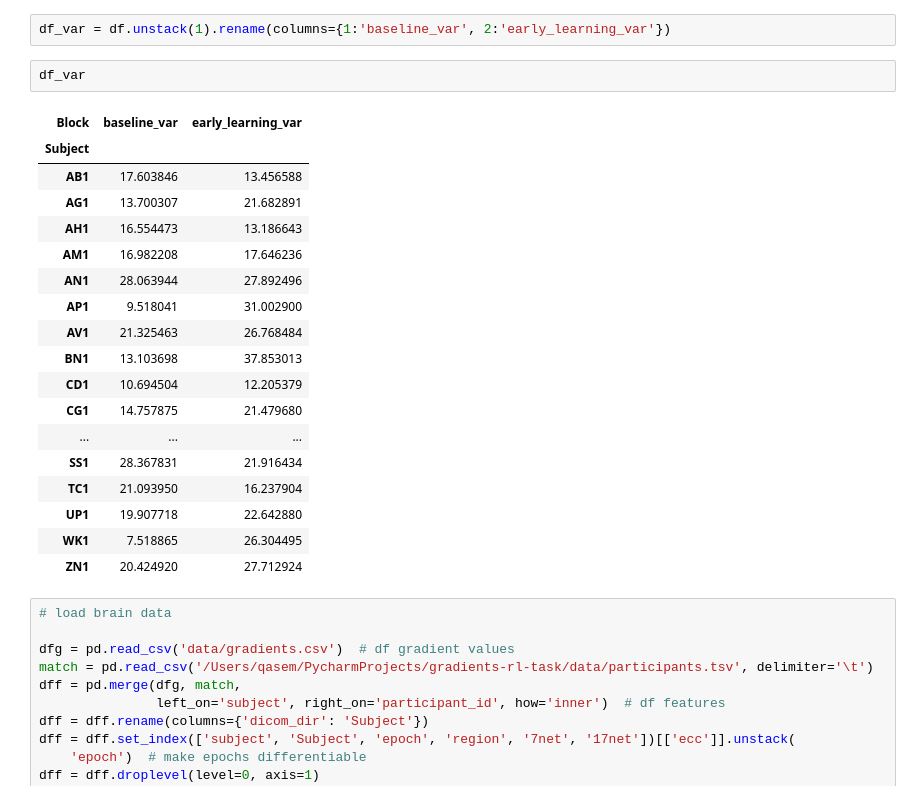
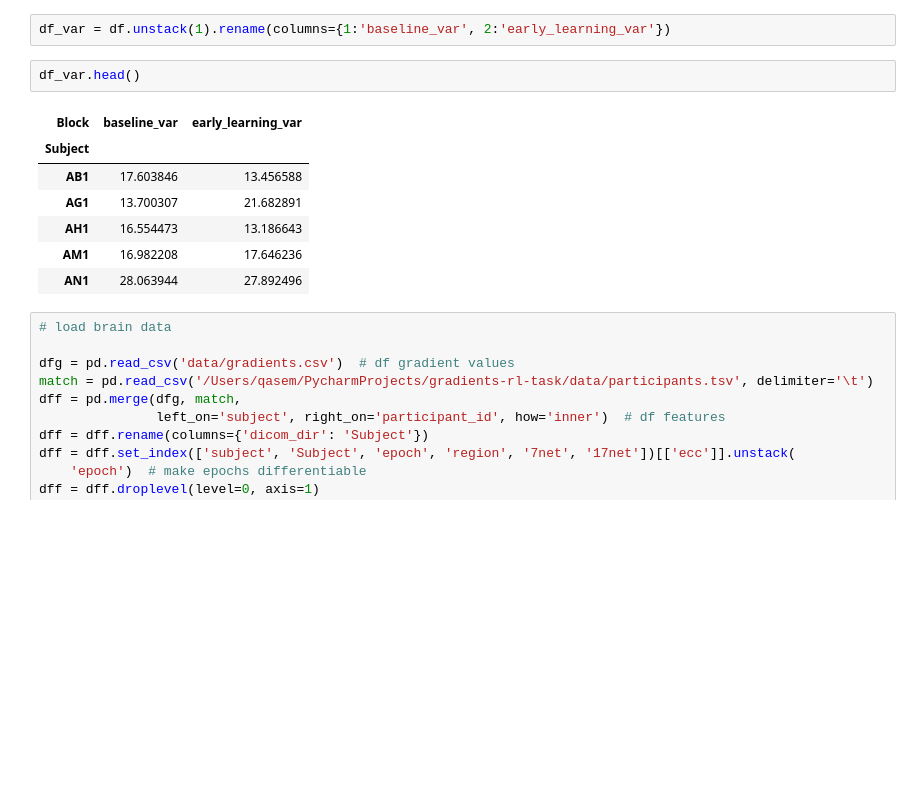
Before and after one commit to qniksefat/gradient-notebooks, a Jupyter notebook: large-manifold-nbs/5.2-variability.ipynb, the cells around one changed output. Cells and saved outputs as stored; diff of their text form; blank space fills up the shorter version.

```diff
--- a/large-manifold-nbs/5.2-variability.ipynb
+++ b/large-manifold-nbs/5.2-variability.ipynb
@@ -210,26 +314,15 @@ Name: early_variability, dtype: float64
 # %%
 df_var = df.unstack(1).rename(columns={1:'baseline_var', 2:'early_learning_var'})
 # %%
-df_var
+df_var.head()
 # %% [output]
 | Block | baseline_var | early_learning_var |
 | Subject |  |  |
 | AB1 | 17.603846 | 13.456588 |
 | AG1 | 13.700307 | 21.682891 |
 | AH1 | 16.554473 | 13.186643 |
 | AM1 | 16.982208 | 17.646236 |
 | AN1 | 28.063944 | 27.892496 |
-| AP1 | 9.518041 | 31.002900 |
-| AV1 | 21.325463 | 26.768484 |
-| BN1 | 13.103698 | 37.853013 |
-| CD1 | 10.694504 | 12.205379 |
-| CG1 | 14.757875 | 21.479680 |
-| ... | ... | ... |
-| SS1 | 28.367831 | 21.916434 |
-| TC1 | 21.093950 | 16.237904 |
-| UP1 | 19.907718 | 22.642880 |
-| WK1 | 7.518865 | 26.304495 |
-| ZN1 | 20.424920 | 27.712924 |
 # %%
 # load brain data
 
```
Also changed, not shown: parts of 42 cells of this notebook.
